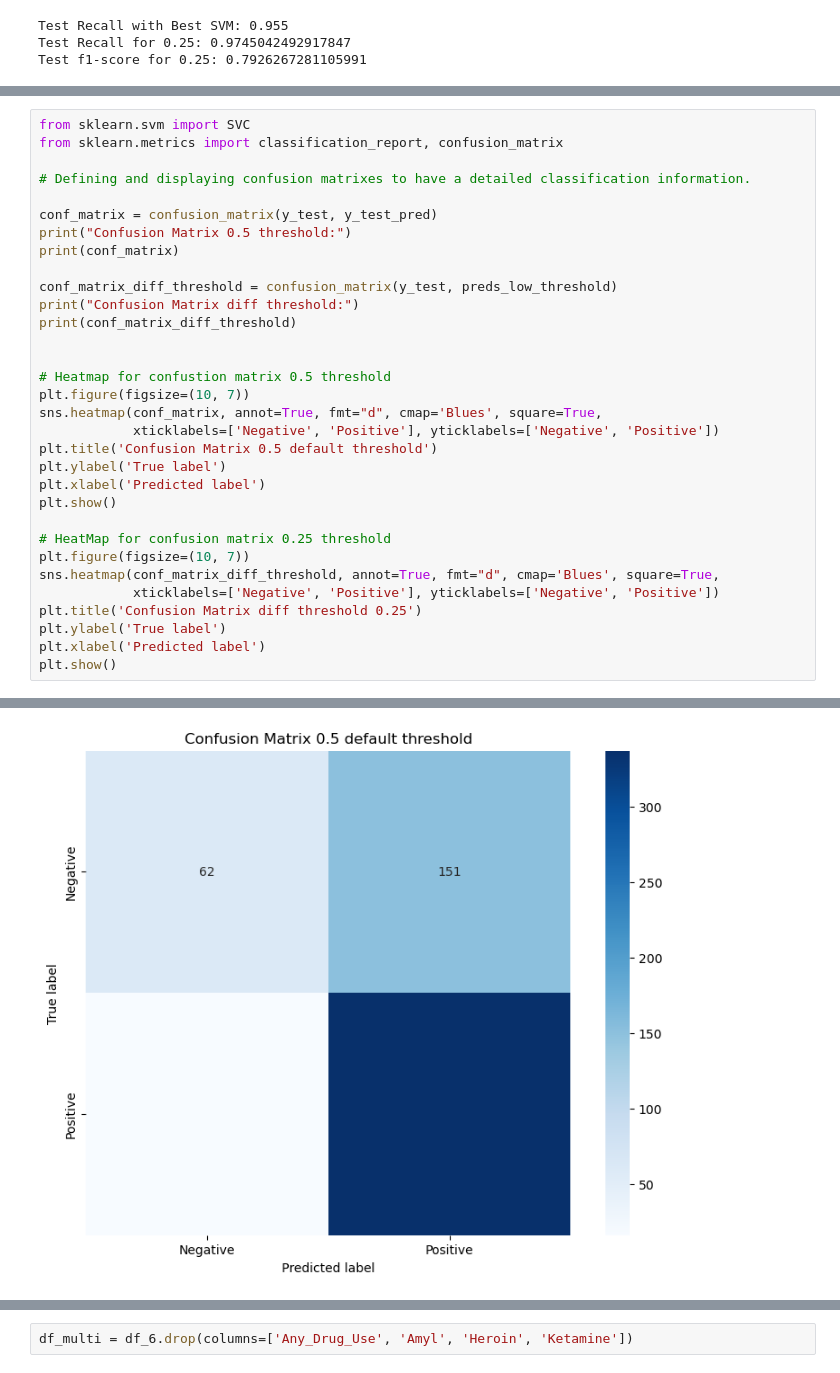
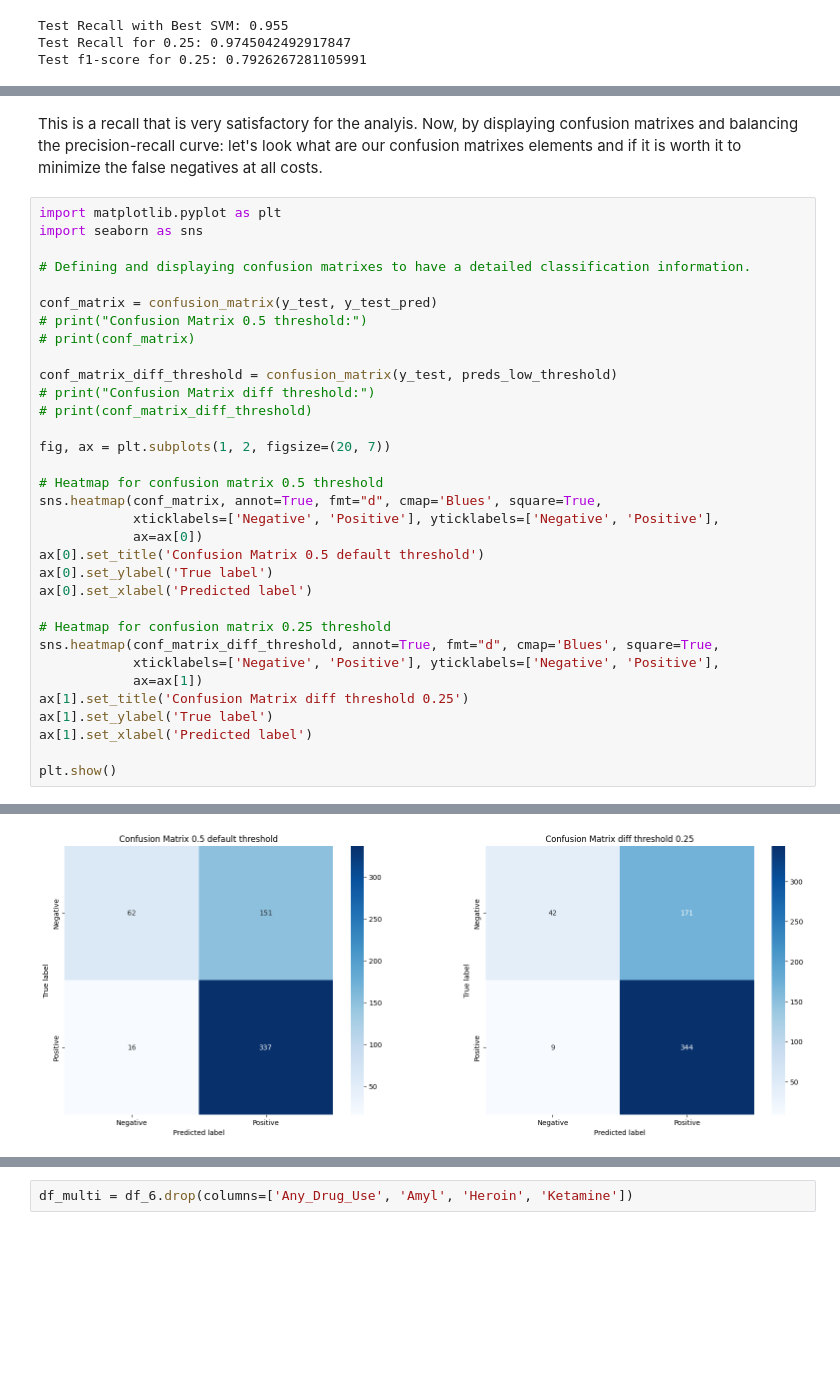
Before and after one commit to maksio420/ML, a Jupyter notebook: 7-final-drugs-anal/FINAL Group Project.ipynb, the cells around one changed output, grey strips where cells are left out. Drawn from its saved outputs; the diff is of its cells as text; blank space fills up the shorter version.

```diff
--- a/7-final-drugs-anal/FINAL Group Project.ipynb
+++ b/7-final-drugs-anal/FINAL Group Project.ipynb
@@ -1782,33 +1795,36 @@ Test f1-score for 0.25: 0.7926267281105991
+# %% [markdown]
+This is a recall that is very satisfactory for the analyis. Now, by displaying confusion matrixes and balancing the precision-recall curve: let's look what are our confusion matrixes elements and if it is worth it to minimize the false negatives at all costs.
 # %%
-from sklearn.svm import SVC
-from sklearn.metrics import classification_report, confusion_matrix
+import matplotlib.pyplot as plt
+import seaborn as sns
 
 # Defining and displaying confusion matrixes to have a detailed classification information.
 
 conf_matrix = confusion_matrix(y_test, y_test_pred)
-print("Confusion Matrix 0.5 threshold:")
-print(conf_matrix)
+# print("Confusion Matrix 0.5 threshold:")
+# print(conf_matrix)
 
 conf_matrix_diff_threshold = confusion_matrix(y_test, preds_low_threshold)
-print("Confusion Matrix diff threshold:")
-print(conf_matrix_diff_threshold)
+# print("Confusion Matrix diff threshold:")
+# print(conf_matrix_diff_threshold)
 
+fig, ax = plt.subplots(1, 2, figsize=(20, 7))
 
-# Heatmap for confustion matrix 0.5 threshold
-plt.figure(figsize=(10, 7))
+# Heatmap for confusion matrix 0.5 threshold
 sns.heatmap(conf_matrix, annot=True, fmt="d", cmap='Blues', square=True,
-            xticklabels=['Negative', 'Positive'], yticklabels=['Negative', 'Positive'])
-plt.title('Confusion Matrix 0.5 default threshold')
-plt.ylabel('True label')
-plt.xlabel('Predicted label')
+            xticklabels=['Negative', 'Positive'], yticklabels=['Negative', 'Positive'],
+            ax=ax[0])
+ax[0].set_title('Confusion Matrix 0.5 default threshold')
+ax[0].set_ylabel('True label')
+ax[0].set_xlabel('Predicted label')
+
+# Heatmap for confusion matrix 0.25 threshold
+sns.heatmap(conf_matrix_diff_threshold, annot=True, fmt="d", cmap='Blues', square=True,
+            xticklabels=['Negative', 'Positive'], yticklabels=['Negative', 'Positive'],
+            ax=ax[1])
+ax[1].set_title('Confusion Matrix diff threshold 0.25')
+ax[1].set_ylabel('True label')
+ax[1].set_xlabel('Predicted label')
+
 plt.show()
-
-# HeatMap for confusion matrix 0.25 threshold
-plt.figure(figsize=(10, 7))
-sns.heatmap(conf_matrix_diff_threshold, annot=True, fmt="d", cmap='Blues', square=True,
-            xticklabels=['Negative', 'Positive'], yticklabels=['Negative', 'Positive'])
-plt.title('Confusion Matrix diff threshold 0.25')
-plt.ylabel('True label')
-plt.xlabel('Predicted label')
-plt.show()
 # %% [output]
@@ -1821 +1831 @@ Confusion Matrix diff threshold:
-[figure, old version]
+[figure, new version]
```
Also changed, not shown: parts of 25 cells of this notebook.
